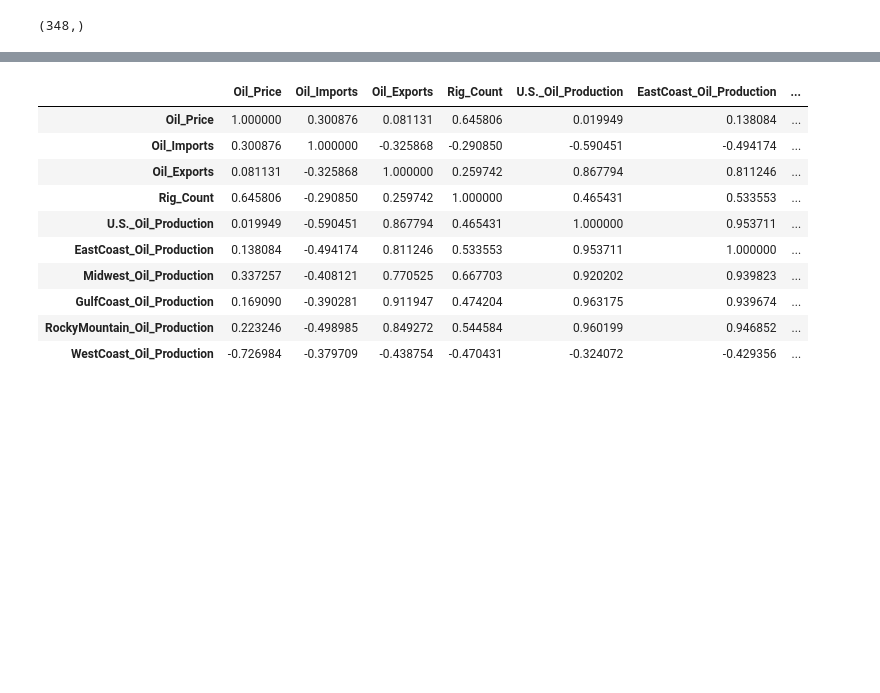
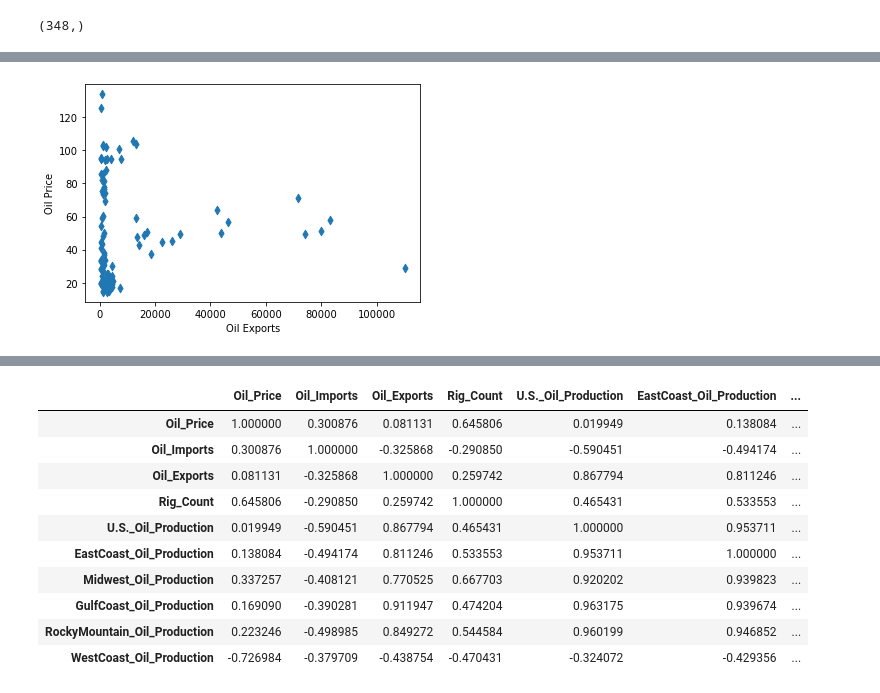
Before and after one commit to mbradley29/Capstone-Project, a Jupyter notebook: Capstone Report - C2T4 - Predicting U.S Crude Oil Prices.ipynb, the cells around one changed output, grey strips where cells are left out. Cells and saved outputs as stored; diff of their text form; code cells hidden in the pictures; blank space fills up the shorter version.

```diff
--- a/Capstone Report - C2T4 - Predicting U.S Crude Oil Prices.ipynb
+++ b/Capstone Report - C2T4 - Predicting U.S Crude Oil Prices.ipynb
@@ -142,0 +210,9 @@ data['Oil_Price'].value_counts().shape
+# %%
+# Scatter Plot of Oil Price vs Oil Exports
+x = data_sample['Oil_Exports']
+
+plt.scatter(x, y, marker='d')
+plt.xlabel('Oil Exports')
+plt.ylabel('Oil Price');
+# %% [output]
+[figure, added]
```
Also changed, not shown: parts of 149 cells of this notebook.
